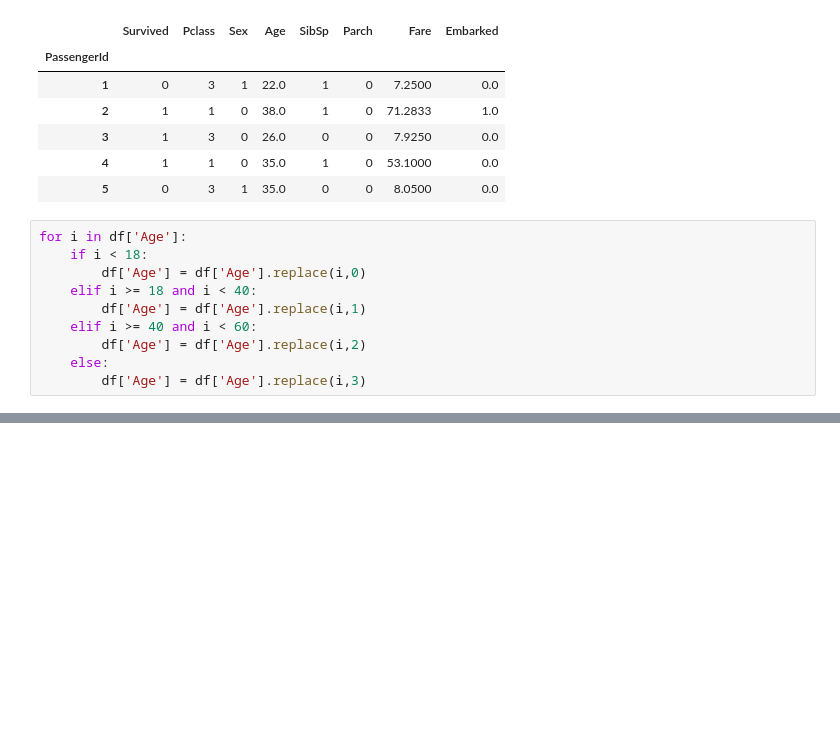
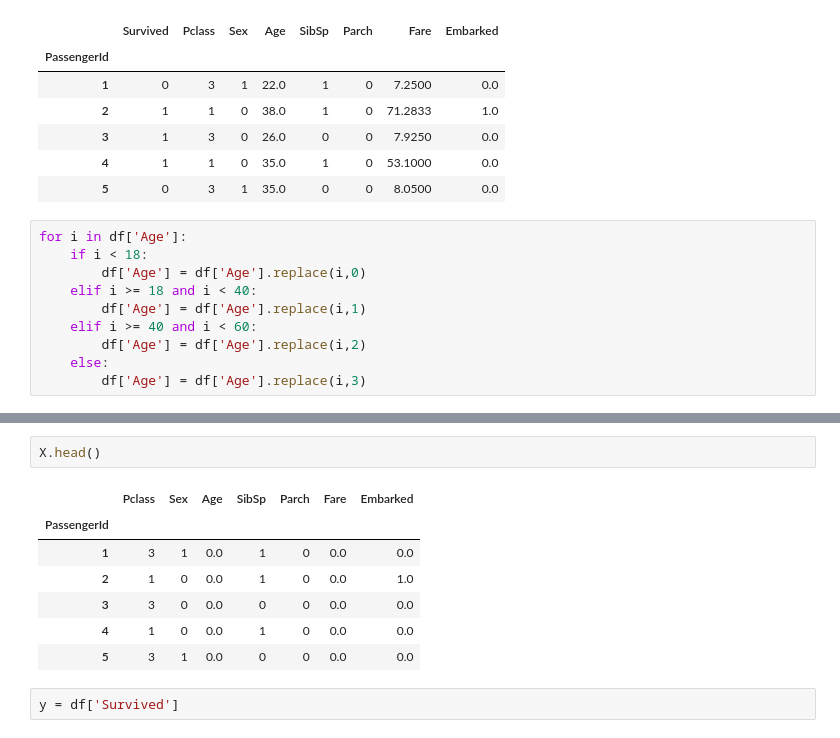
Before and after one commit to Jay-Thoriya/All-ML-Models, a Jupyter notebook: titanic/Untitled.ipynb, the cells around one changed output, grey strips where cells are left out. Drawn from its saved outputs; the diff is of its cells as text; blank space fills up the shorter version.

```diff
--- a/titanic/Untitled.ipynb
+++ b/titanic/Untitled.ipynb
@@ -139,0 +177,12 @@ df.head()
+# %%
+X.head()
+# %% [output]
+|  | Pclass | Sex | Age | SibSp | Parch | Fare | Embarked |
+| PassengerId |  |  |  |  |  |  |  |
+| 1 | 3 | 1 | 0.0 | 1 | 0 | 0.0 | 0.0 |
+| 2 | 1 | 0 | 0.0 | 1 | 0 | 0.0 | 1.0 |
+| 3 | 3 | 0 | 0.0 | 0 | 0 | 0.0 | 0.0 |
+| 4 | 1 | 0 | 0.0 | 1 | 0 | 0.0 | 0.0 |
+| 5 | 3 | 1 | 0.0 | 0 | 0 | 0.0 | 0.0 |
+# %%
+y = df['Survived']
```
Also changed, not shown: parts of 9 cells of this notebook.
